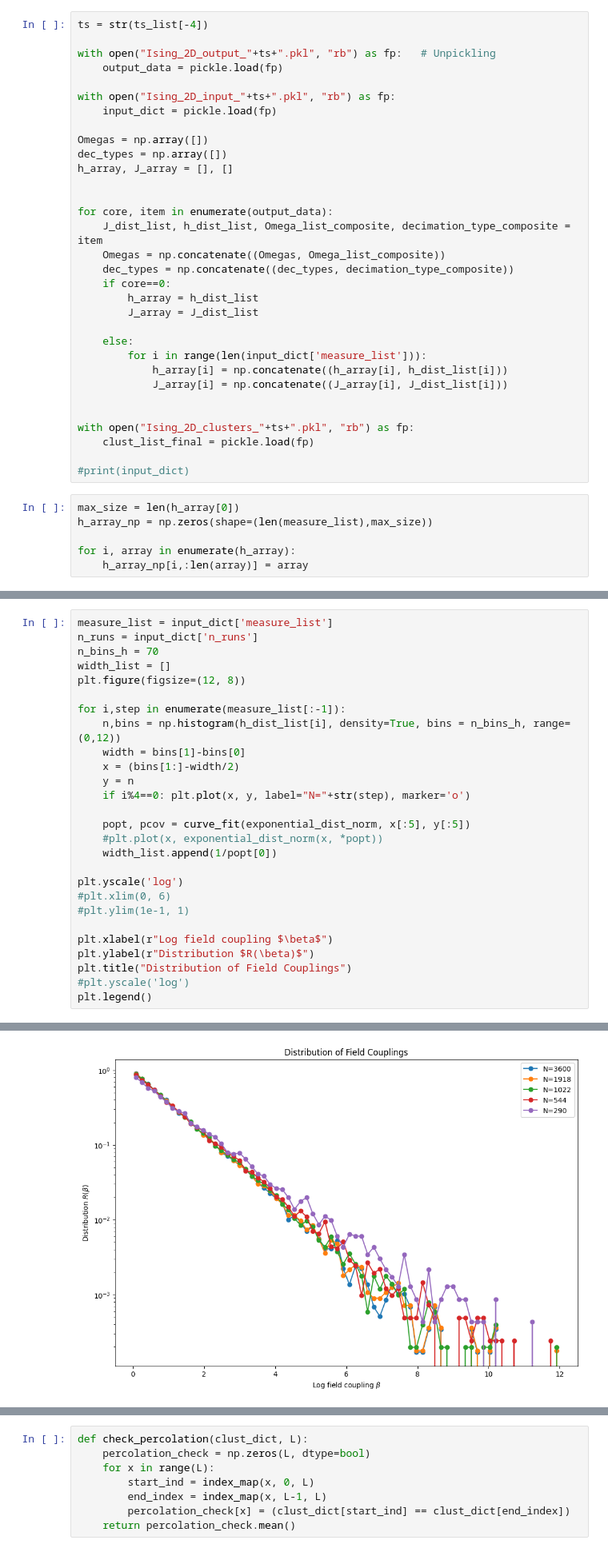
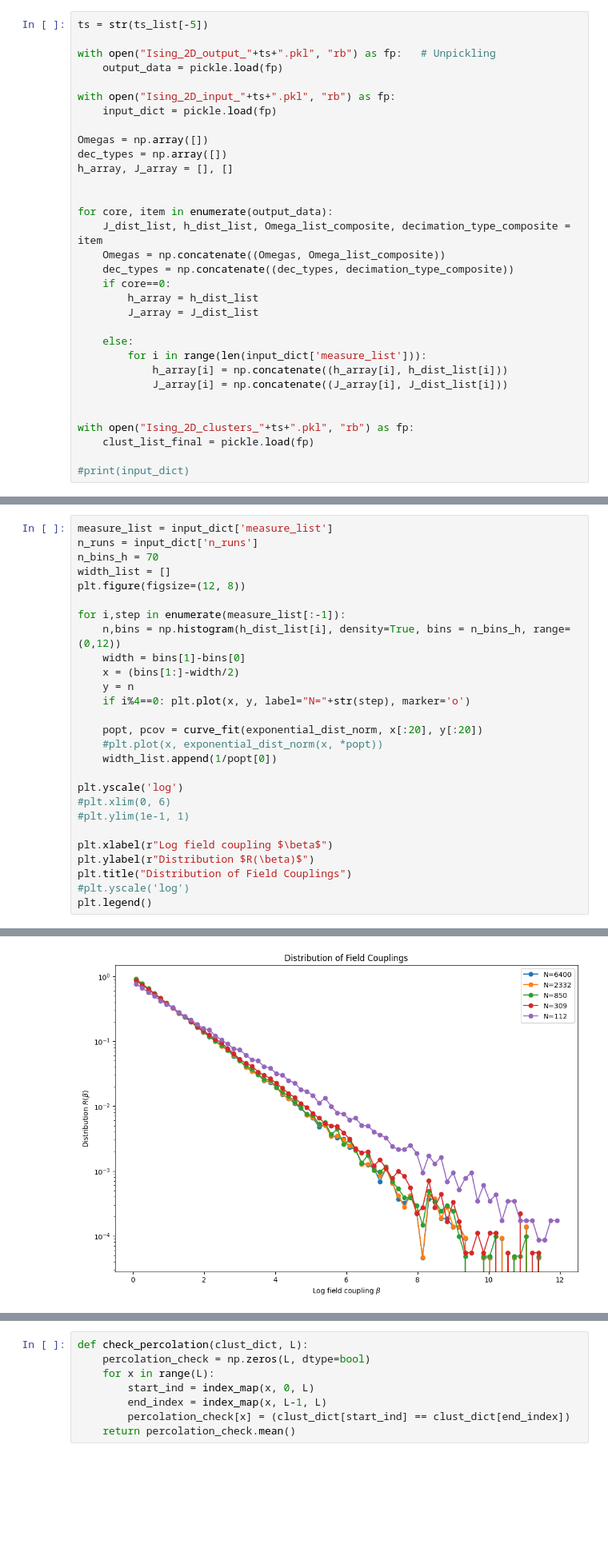
Before and after one commit to tsgaurav/Ising_RSRG, a Jupyter notebook: output/Distribution_Analysis.ipynb, the cells around one changed output, grey strips where cells are left out. Shown at 80% size. Drawn from its saved outputs; the diff is of its cells as text; blank space fills up the shorter version.

```diff
--- a/output/Distribution_Analysis.ipynb
+++ b/output/Distribution_Analysis.ipynb
@@ -37,5 +33,5 @@ log_file
 # %%
-ts = str(ts_list[-4])
+ts = str(ts_list[-5])
 
 with open("Ising_2D_output_"+ts+".pkl", "rb") as fp:   # Unpickling
     output_data = pickle.load(fp)
@@ -66,9 +62,3 @@ with open("Ising_2D_clusters_"+ts+".pkl", "rb") as fp:
     clust_list_final = pickle.load(fp)
 
 #print(input_dict)
-# %%
-max_size = len(h_array[0])
-h_array_np = np.zeros(shape=(len(measure_list),max_size))
-
-for i, array in enumerate(h_array):
-    h_array_np[i,:len(array)] = array
@@ -77,30 +65,30 @@ array([0., 0., 0., ..., 0., 0., 0.])
 # %%
 measure_list = input_dict['measure_list']
 n_runs = input_dict['n_runs']
 n_bins_h = 70
 width_list = []
 plt.figure(figsize=(12, 8))
 
 for i,step in enumerate(measure_list[:-1]):
     n,bins = np.histogram(h_dist_list[i], density=True, bins = n_bins_h, range=(0,12))
     width = bins[1]-bins[0]
     x = (bins[1:]-width/2)
     y = n
     if i%4==0: plt.plot(x, y, label="N="+str(step), marker='o')
 
-    popt, pcov = curve_fit(exponential_dist_norm, x[:5], y[:5])
+    popt, pcov = curve_fit(exponential_dist_norm, x[:20], y[:20])
     #plt.plot(x, exponential_dist_norm(x, *popt))
     width_list.append(1/popt[0])
 
 plt.yscale('log')
 #plt.xlim(0, 6)
 #plt.ylim(1e-1, 1)
 
 plt.xlabel(r"Log field coupling $\beta$")
 plt.ylabel(r"Distribution $R(\beta)$")
 plt.title("Distribution of Field Couplings")
 #plt.yscale('log')
 plt.legend()
 # %% [output]
 <matplotlib.legend.Legend at 0x...>
-[figure, old version]
+[figure, new version]
```
Also changed, not shown: parts of 19 cells of this notebook, 5 other files.
